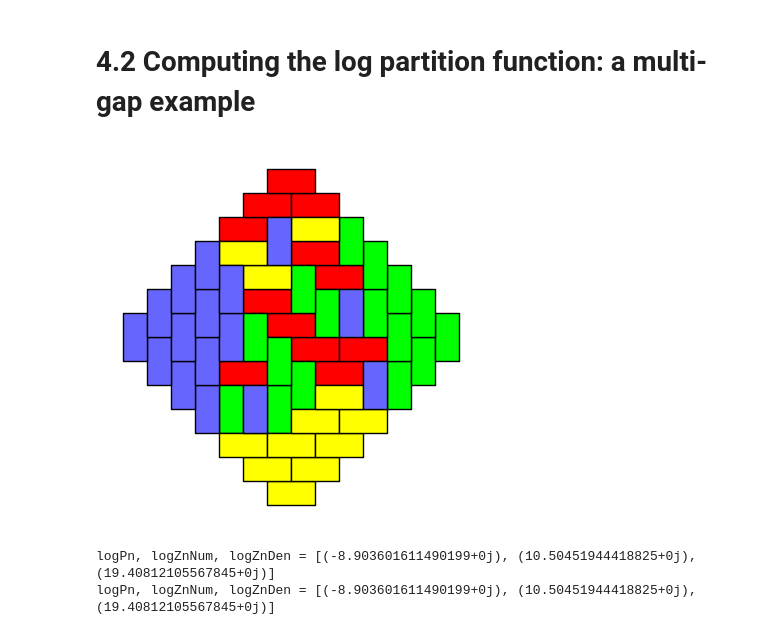
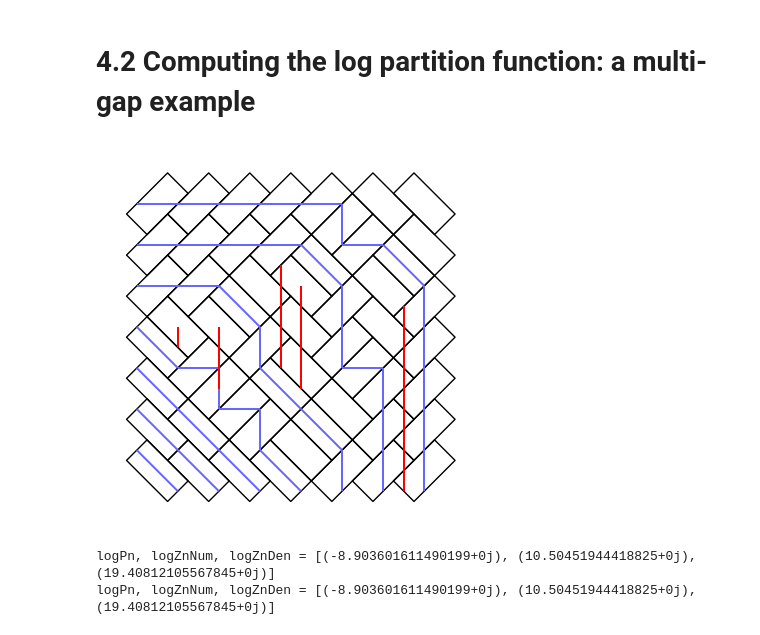
Before and after one commit to MaxvanHorssen/random-tilings, a Jupyter notebook: Examples - How to use.ipynb, the cells around one changed output. Saved outputs shown, nothing was run; the diff lists cells and outputs as text; code cells hidden in the pictures.

Commit message:
added example of show_gap=True

```diff
--- a/Examples - How to use.ipynb
+++ b/Examples - How to use.ipynb
@@ -211,17 +211,17 @@ logPn, logZnNum, logZnDen = [(-10.39720770839918+0j), (9.01091334727927+0j), (19
 # %%
 n = 7                                                               # Side length
 w = np.array([[1]])                                                 # Weighting matrix
 gap = np.array([[4,-2,-1],[8,0,2],[7,0,2],[13,0,4],[2,-2,-2]])      # Gap
 
 # Creating the figure
-vec, fig = draw_aztec_gap(n,w,gap,edge=1,dpi=100)
+vec, fig = draw_aztec_gap(n,w,gap,edge=1,paths=True,rotated=False,show_gap=True,dpi=100)
 print('logPn, logZnNum, logZnDen =',vec)
 # For a better visualization of the gaps, see page 15 from 'Help file on how to use the tiling program' by Christophe Charlier
 
 # Computing only the log partition function (this routine is way faster because it does not generate a figure)
 vec = log_partition_function_aztec_gap(n,w,gap)
 print('logPn, logZnNum, logZnDen =',vec)
 # %% [output]
-[figure, old version]
+[figure, new version]
 logPn, logZnNum, logZnDen = [(-8.903601611490199+0j), (10.50451944418825+0j), (19.40812105567845+0j)]
 logPn, logZnNum, logZnDen = [(-8.903601611490199+0j), (10.50451944418825+0j), (19.40812105567845+0j)]
```
